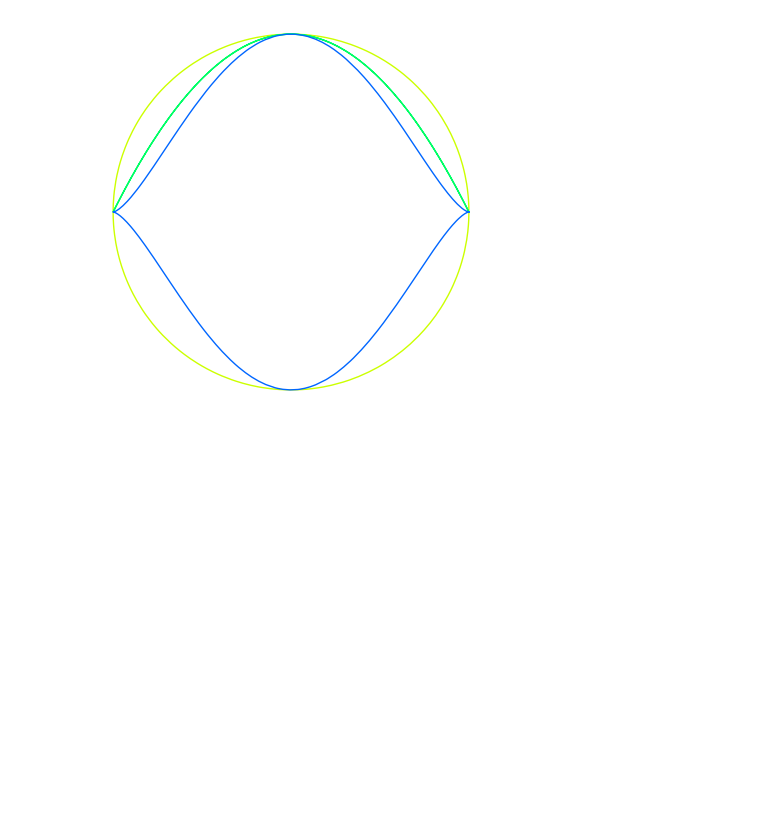
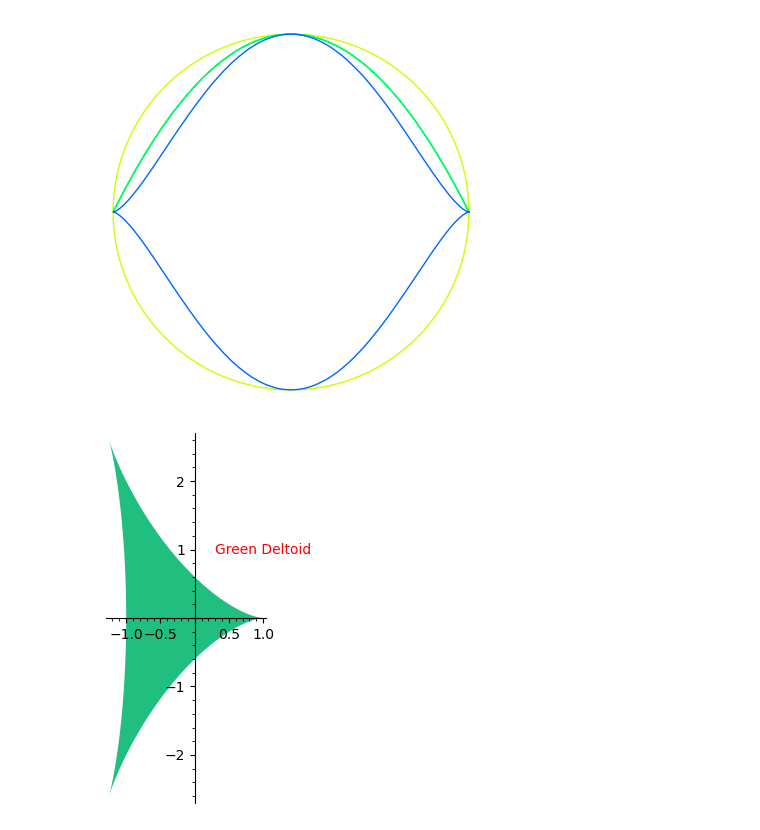
Before and after one commit to CharlesKirkSD/SageMathJupyterNotebooks, a Jupyter notebook: SageMath_Tutorials_Plotting_2022-06-14.ipynb, the cells around one changed output. Saved outputs shown, nothing was run; the diff lists cells and outputs as text; code cells hidden in the pictures; blank space fills up the shorter version.

Commit message:
SageMath 9.3 aw1905 : SageMathTutorialPlotting : new additions from SageMath Plotting Tutorial

```diff
--- a/SageMath_Tutorials_Plotting_2022-06-14.ipynb
+++ b/SageMath_Tutorials_Plotting_2022-06-14.ipynb
@@ -25,3 +25,11 @@ p3 = parametric_plot((cos(x),sin(x)^3),(x,0,2*pi),rgbcolor=hue(0.6))
 show(p1 + p2 + p3, axes = false)
 # %% [output]
 [figure]
+# %%
+L = [[-1+cos(pi*i/100)*(1+cos(pi*i/100)),
+      2*sin(pi*i/100)*(1-cos(pi*i/100))] for i in range(200)]
+p = polygon(L, rgbcolor=(1/8, 3/4, 1/2))
+t = text("Green Deltoid", (1,1), rgbcolor=(1,0,0))
+show(p + t)
+# %% [output]
+[figure, added]
```
Also changed, not shown: parts of 1 cell of this notebook, 4 other files.
